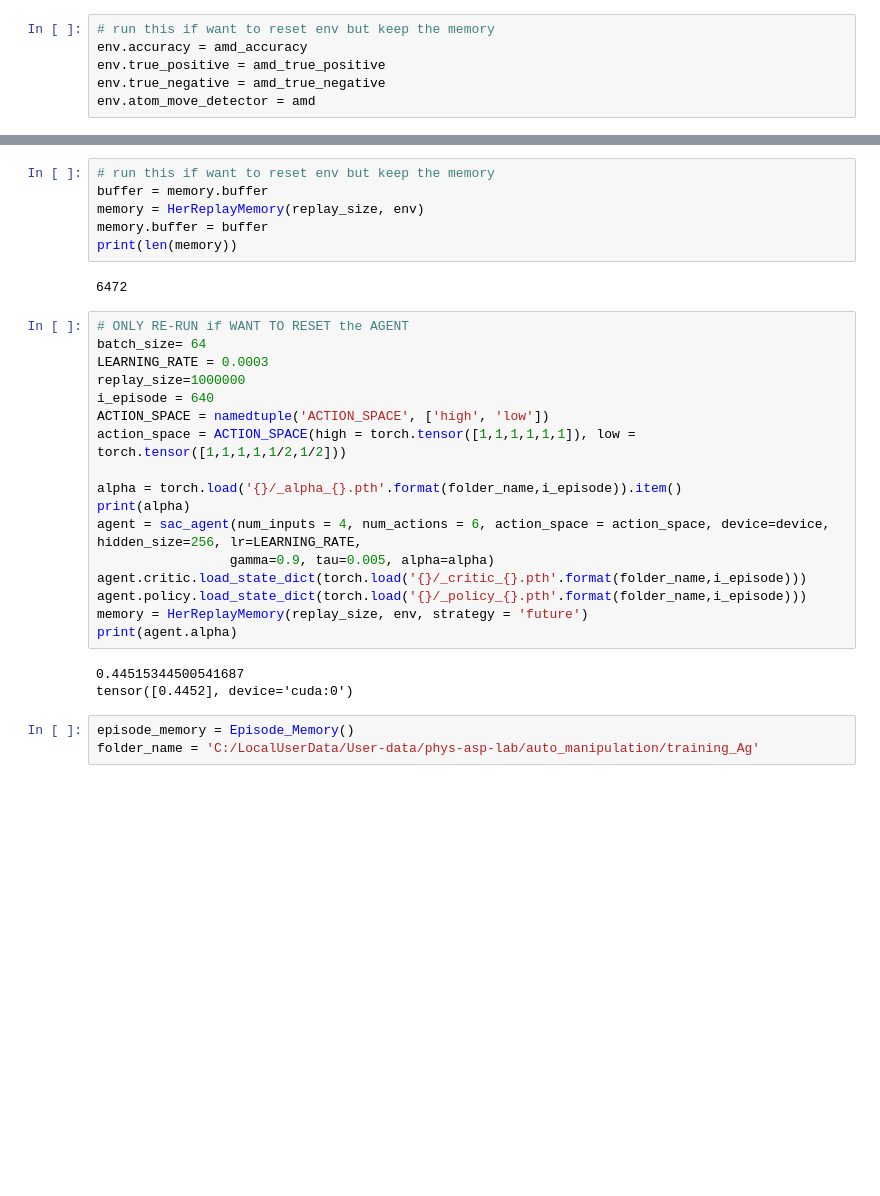
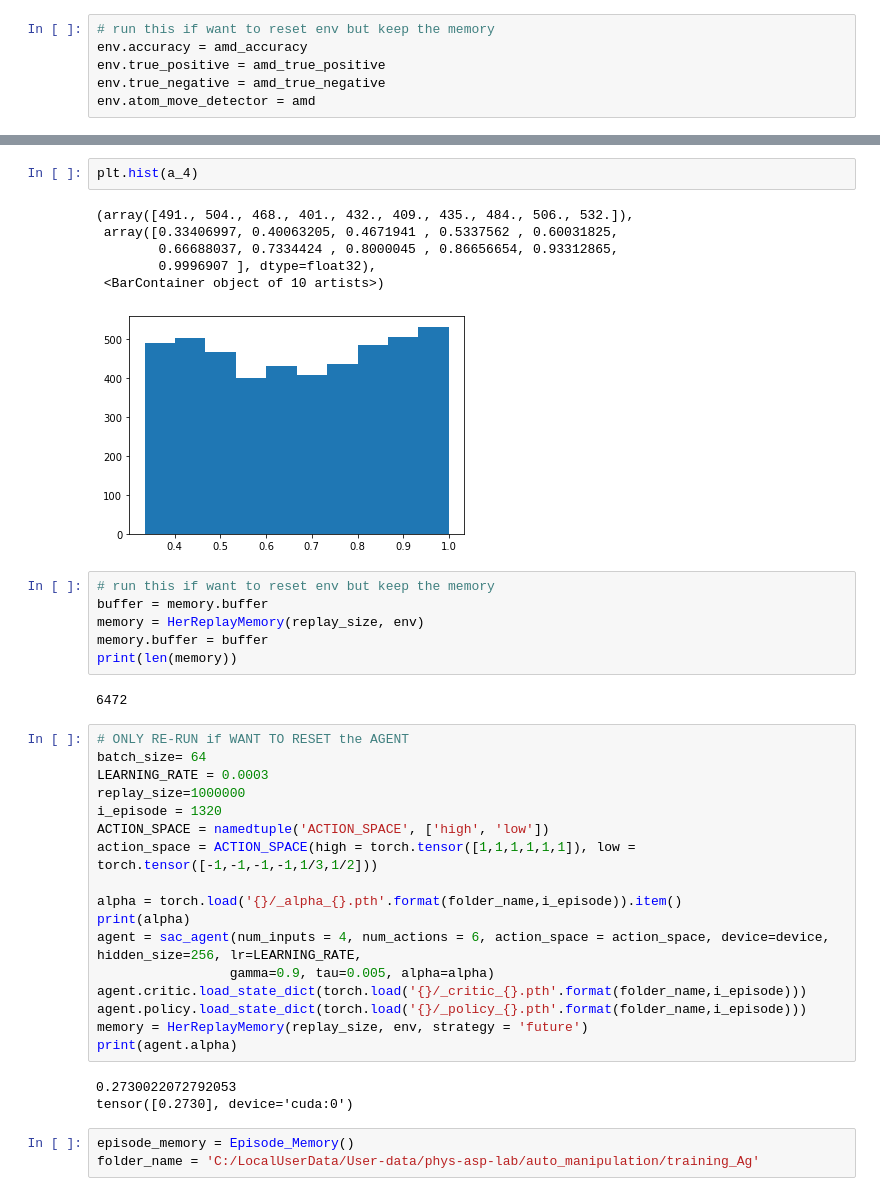
Before and after one commit to SINGROUP/Atom_manipulation_with_RL, a Jupyter notebook: single_atom_training_2nd_round_Ag.ipynb, the cells around one changed output, grey strips where cells are left out. Saved outputs shown, nothing was run; the diff lists cells and outputs as text; blank space fills up the shorter version.

```diff
--- a/single_atom_training_2nd_round_Ag.ipynb
+++ b/single_atom_training_2nd_round_Ag.ipynb
@@ -142,3 +123,12 @@ print(len(memory))
+# %%
+plt.hist(a_4)
+# %% [output]
+(array([491., 504., 468., 401., 432., 409., 435., 484., 506., 532.]),
+ array([0.33406997, 0.40063205, 0.4671941 , 0.5337562 , 0.60031825,
+        0.66688037, 0.7334424 , 0.8000045 , 0.86656654, 0.93312865,
+        0.9996907 ], dtype=float32),
+ <BarContainer object of 10 artists>)
+[figure, added]
 # %%
 # run this if want to reset env but keep the memory
 buffer = memory.buffer
@@ -152,9 +142,9 @@ print(len(memory))
 batch_size= 64
 LEARNING_RATE = 0.0003
 replay_size=1000000
-i_episode = 640
+i_episode = 1320
 ACTION_SPACE = namedtuple('ACTION_SPACE', ['high', 'low'])
-action_space = ACTION_SPACE(high = torch.tensor([1,1,1,1,1,1]), low = torch.tensor([1,1,1,1,1/2,1/2]))
+action_space = ACTION_SPACE(high = torch.tensor([1,1,1,1,1,1]), low = torch.tensor([-1,-1,-1,-1,1/3,1/2]))
 
 alpha = torch.load('{}/_alpha_{}.pth'.format(folder_name,i_episode)).item()
 print(alpha)
@@ -165,8 +155,8 @@ agent.policy.load_state_dict(torch.load('{}/_policy_{}.pth'.format(folder_name,i
 memory = HerReplayMemory(replay_size, env, strategy = 'future')
 print(agent.alpha)
 # %% [output]
-0.44515344500541687
-tensor([0.4452], device='cuda:0')
+0.2730022072792053
+tensor([0.2730], device='cuda:0')
 # %%
 episode_memory = Episode_Memory()
 folder_name = 'C:/LocalUserData/User-data/phys-asp-lab/auto_manipulation/training_Ag'
```
Also changed, not shown: parts of 16 cells of this notebook, 2 other files.
